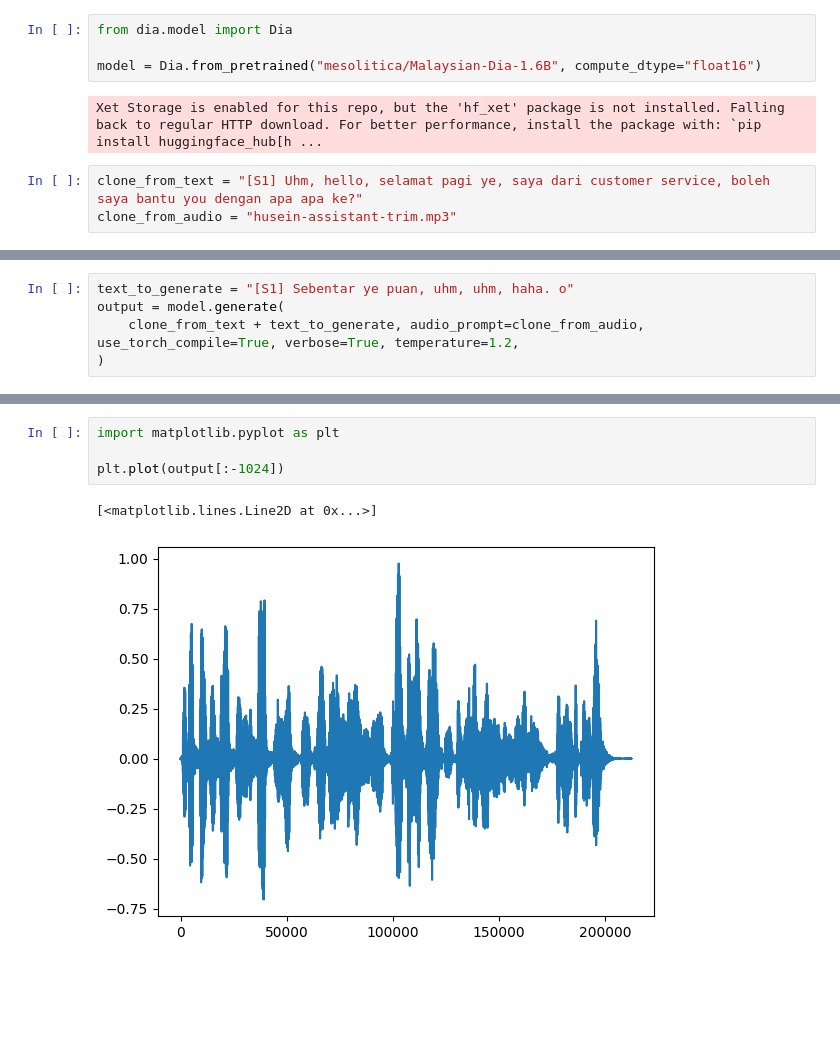
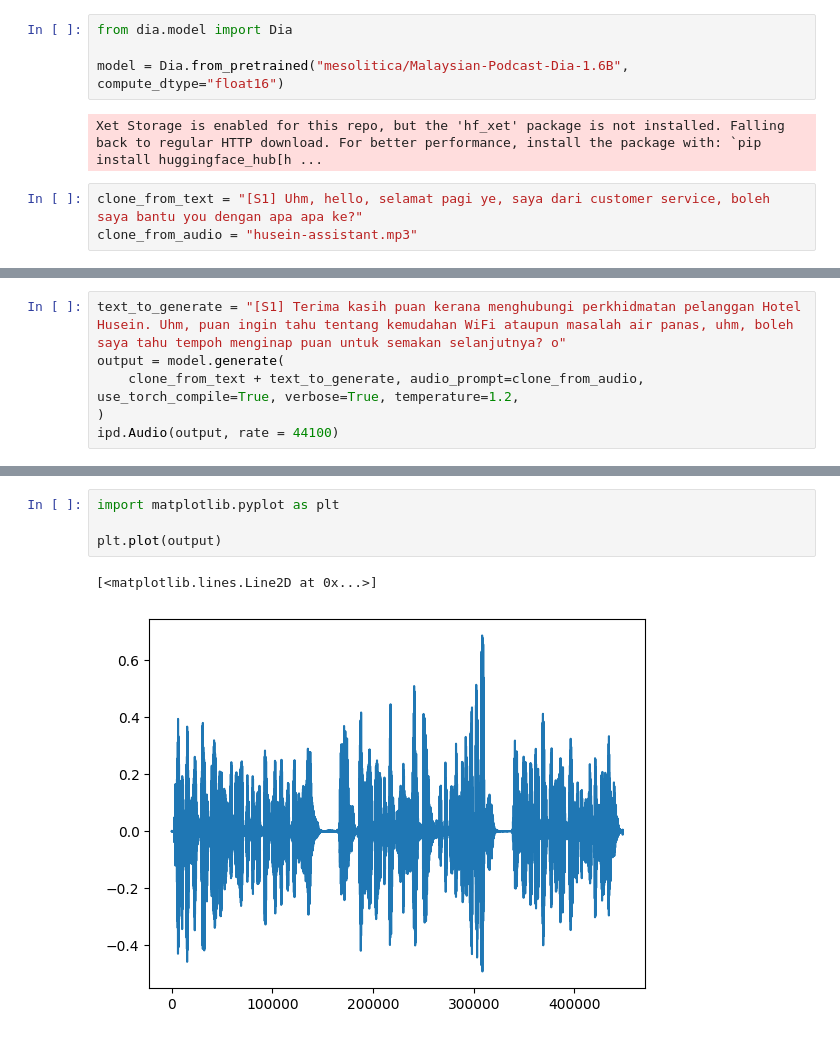
Before and after one commit to mesolitica/malaya-speech, a Jupyter notebook: session/dia-tts/test-checkpoint.ipynb, the cells around one changed output, grey strips where cells are left out. Saved outputs shown, nothing was run; the diff lists cells and outputs as text; blank space fills up the shorter version.

```diff
--- a/session/dia-tts/test-checkpoint.ipynb
+++ b/session/dia-tts/test-checkpoint.ipynb
@@ -25,9 +23,9 @@ Sun May 18 07:50:57 2025
 # %%
 from dia.model import Dia
 
-model = Dia.from_pretrained("mesolitica/Malaysian-Dia-1.6B", compute_dtype="float16")
+model = Dia.from_pretrained("mesolitica/Malaysian-Podcast-Dia-1.6B", compute_dtype="float16")
 # %% [output]
 Xet Storage is enabled for this repo, but the 'hf_xet' package is not installed. Falling back to regular HTTP download. For better performance, install the package with: `pip install huggingface_hub[h ...
 # %%
 clone_from_text = "[S1] Uhm, hello, selamat pagi ye, saya dari customer service, boleh saya bantu you dengan apa apa ke?"
-clone_from_audio = "husein-assistant-trim.mp3"
+clone_from_audio = "husein-assistant.mp3"
@@ -51,10 +53,11 @@ ipd.Audio(output[:-1024], rate = 44100)
 # %% [output]
 [interactive output not drawn]
 # %%
-text_to_generate = "[S1] Sebentar ye puan, uhm, uhm, haha. o"
+text_to_generate = "[S1] Terima kasih puan kerana menghubungi perkhidmatan pelanggan Hotel Husein. Uhm, puan ingin tahu tentang kemudahan WiFi ataupun masalah air panas, uhm, boleh saya tahu tempoh menginap puan untuk semakan selanjutnya? o"
 output = model.generate(
     clone_from_text + text_to_generate, audio_prompt=clone_from_audio, use_torch_compile=True, verbose=True, temperature=1.2,
 )
+ipd.Audio(output, rate = 44100)
 # %% [output]
 generate: starting generation loop
 generate: using use_torch_compile=True, the first step may be slow
@@ -68,7 +76,7 @@ generate: avg steps=198.0, total duration=1.464s
 # %%
 import matplotlib.pyplot as plt
 
-plt.plot(output[:-1024])
+plt.plot(output)
 # %% [output]
 [<matplotlib.lines.Line2D at 0x...>]
-[figure, old version]
+[figure, new version]
```
Also changed, not shown: parts of 7 cells of this notebook, 3 other files.
